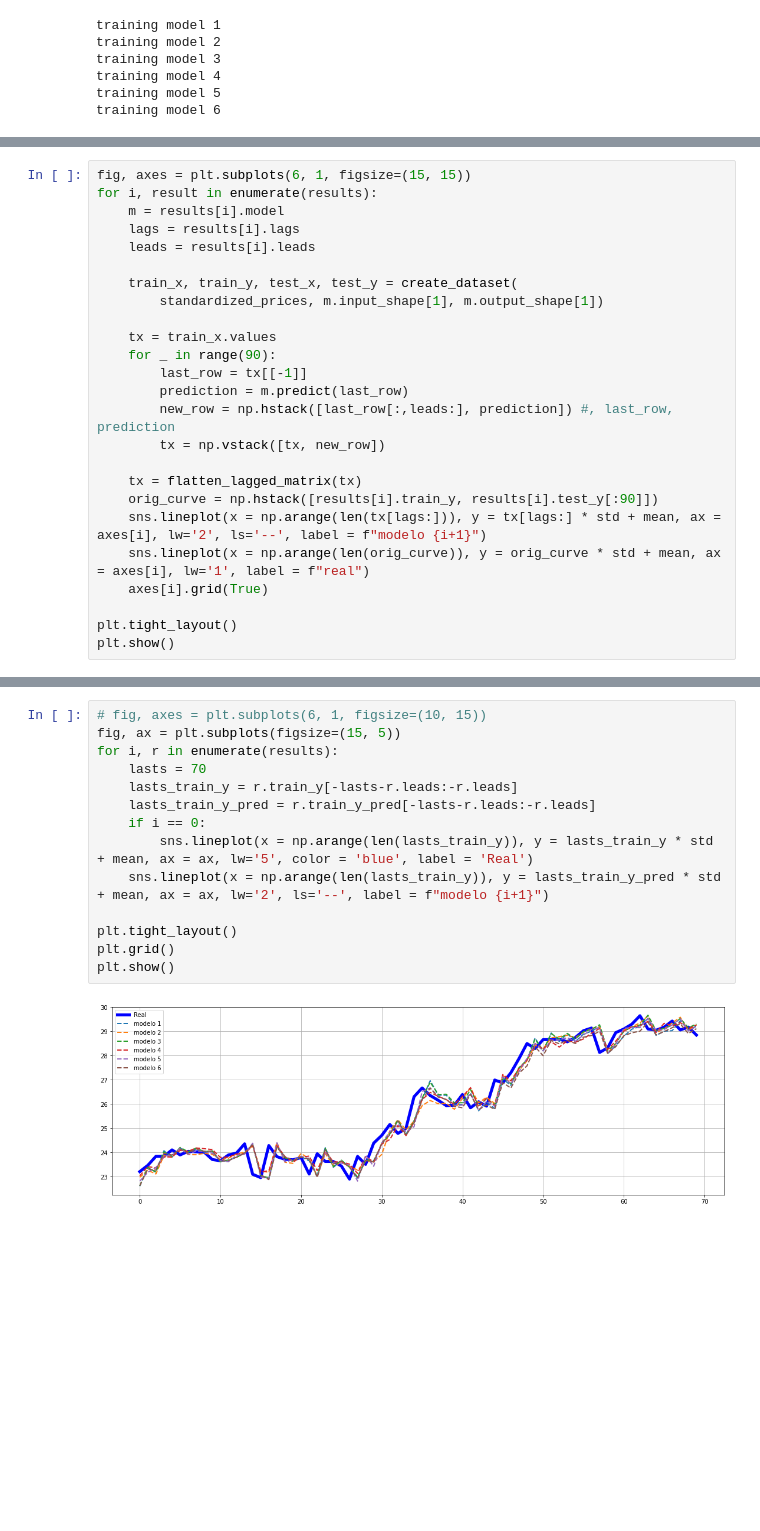
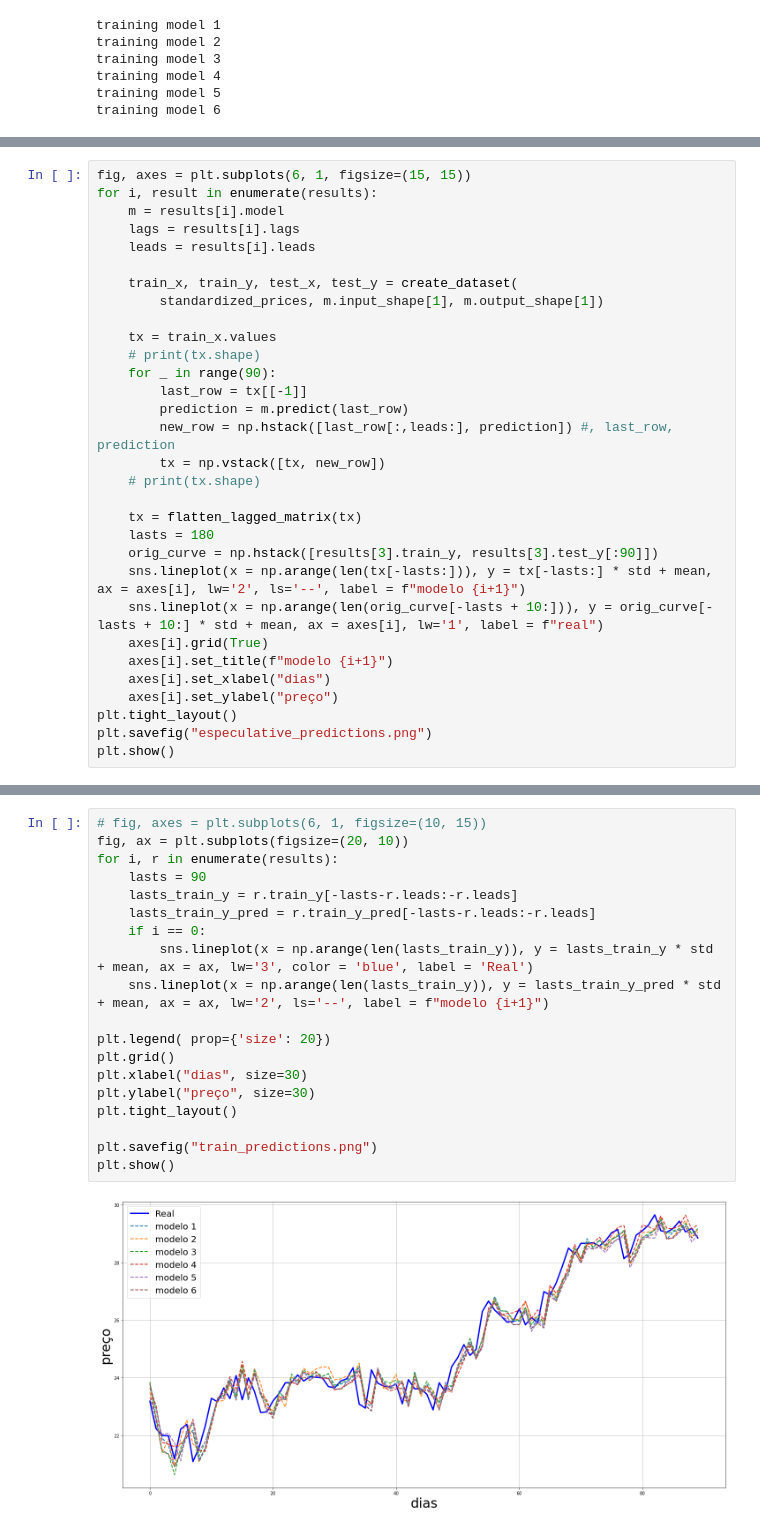
Before and after one commit to montanha22/ctc17, a Jupyter notebook: lab-bolsa-petrobras/nn.ipynb, the cells around one changed output, grey strips where cells are left out. Drawn from its saved outputs; the diff is of its cells as text; blank space fills up the shorter version.

```diff
--- a/lab-bolsa-petrobras/nn.ipynb
+++ b/lab-bolsa-petrobras/nn.ipynb
@@ -140,17 +132,23 @@ for i, result in enumerate(results):
         standardized_prices, m.input_shape[1], m.output_shape[1])
 
     tx = train_x.values
+    # print(tx.shape)
     for _ in range(90):
         last_row = tx[[-1]]
         prediction = m.predict(last_row)
         new_row = np.hstack([last_row[:,leads:], prediction]) #, last_row, prediction
         tx = np.vstack([tx, new_row])
+    # print(tx.shape)
 
     tx = flatten_lagged_matrix(tx)
-    orig_curve = np.hstack([results[i].train_y, results[i].test_y[:90]])
-    sns.lineplot(x = np.arange(len(tx[lags:])), y = tx[lags:] * std + mean, ax = axes[i], lw='2', ls='--', label = f"modelo {i+1}")
-    sns.lineplot(x = np.arange(len(orig_curve)), y = orig_curve * std + mean, ax = axes[i], lw='1', label = f"real")
+    lasts = 180
+    orig_curve = np.hstack([results[3].train_y, results[3].test_y[:90]])
+    sns.lineplot(x = np.arange(len(tx[-lasts:])), y = tx[-lasts:] * std + mean, ax = axes[i], lw='2', ls='--', label = f"modelo {i+1}")
+    sns.lineplot(x = np.arange(len(orig_curve[-lasts + 10:])), y = orig_curve[-lasts + 10:] * std + mean, ax = axes[i], lw='1', label = f"real")
     axes[i].grid(True)
-
+    axes[i].set_title(f"modelo {i+1}")
+    axes[i].set_xlabel("dias")
+    axes[i].set_ylabel("preço")
 plt.tight_layout()
+plt.savefig("especulative_predictions.png")
 plt.show()
@@ -157,19 +157,24 @@ plt.show()
 # %%
 # fig, axes = plt.subplots(6, 1, figsize=(10, 15))
-fig, ax = plt.subplots(figsize=(15, 5))
+fig, ax = plt.subplots(figsize=(20, 10))
 for i, r in enumerate(results):
-    lasts = 70
+    lasts = 90
     lasts_train_y = r.train_y[-lasts-r.leads:-r.leads]
     lasts_train_y_pred = r.train_y_pred[-lasts-r.leads:-r.leads]
     if i == 0:
-        sns.lineplot(x = np.arange(len(lasts_train_y)), y = lasts_train_y * std + mean, ax = ax, lw='5', color = 'blue', label = 'Real')
+        sns.lineplot(x = np.arange(len(lasts_train_y)), y = lasts_train_y * std + mean, ax = ax, lw='3', color = 'blue', label = 'Real')
     sns.lineplot(x = np.arange(len(lasts_train_y)), y = lasts_train_y_pred * std + mean, ax = ax, lw='2', ls='--', label = f"modelo {i+1}")
 
+plt.legend( prop={'size': 20})
+plt.grid()
+plt.xlabel("dias", size=30)
+plt.ylabel("preço", size=30)
 plt.tight_layout()
-plt.grid()
+
+plt.savefig("train_predictions.png")
 plt.show()
 # %% [output]
-[figure, old version]
+[figure, new version]
 # %%
 fig, axes = plt.subplots(6, 1, figsize=(10, 15))
 for i, r in enumerate(results):
```
Also changed, not shown: parts of 6 cells of this notebook, 7 other files.
